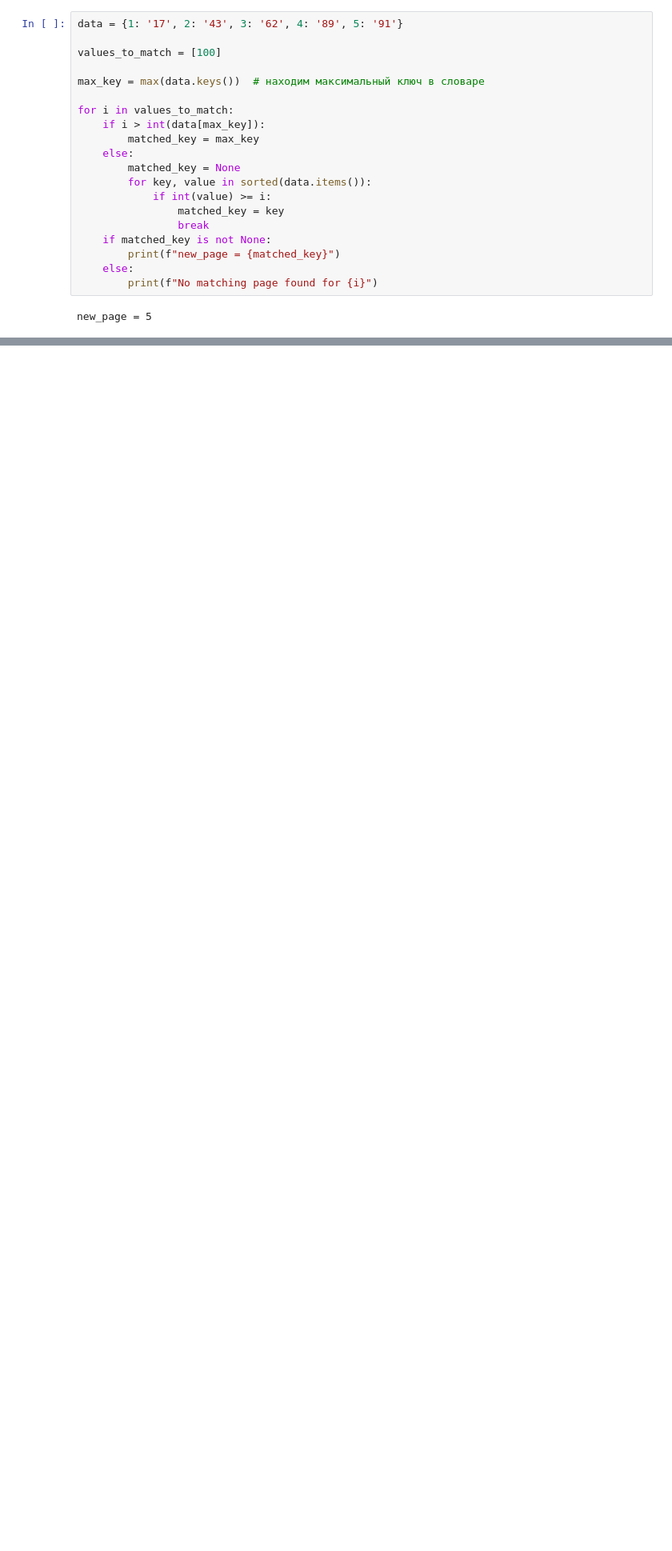
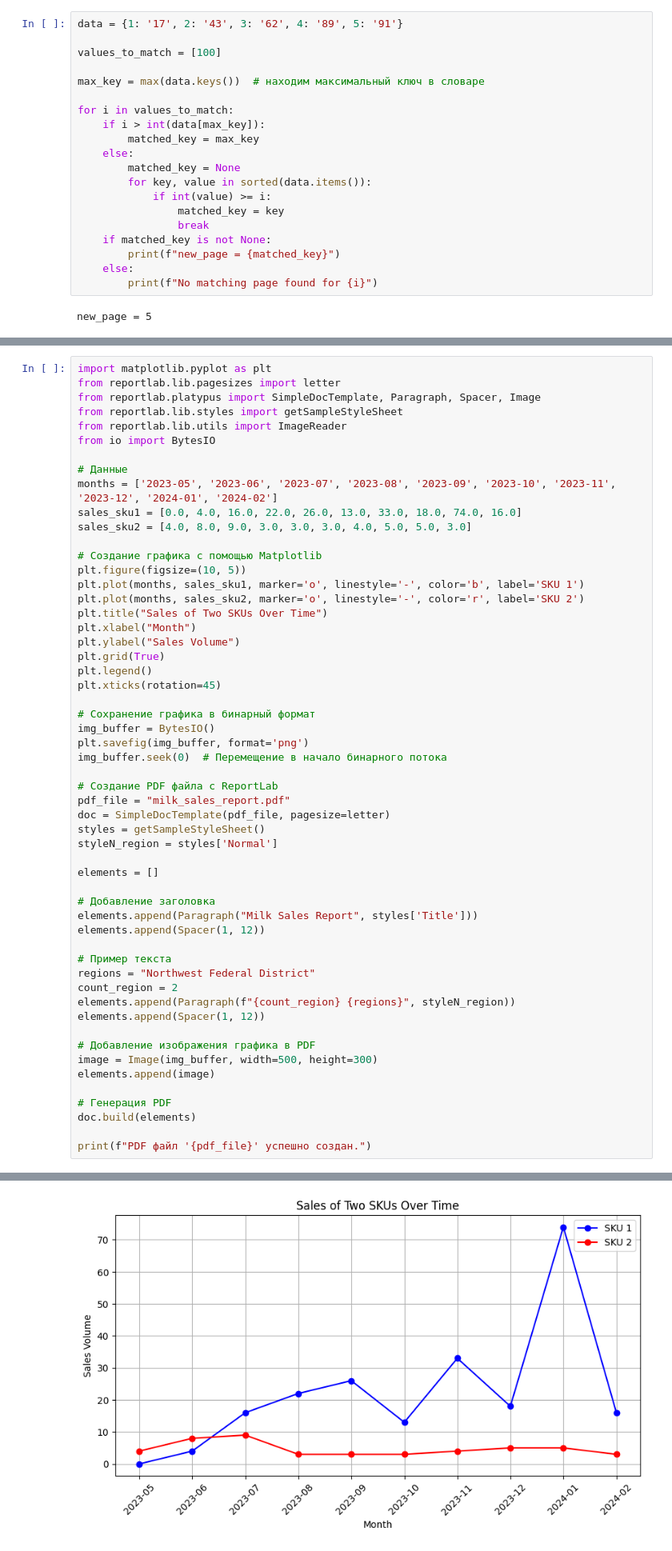
Before and after one commit to budennovsk/Pandas, a Jupyter notebook: reportlab.ipynb, the cells around one changed output, grey strips where cells are left out. Shown at 80% size. Saved outputs shown, nothing was run; the diff lists cells and outputs as text; blank space fills up the shorter version.

```diff
--- a/reportlab.ipynb
+++ b/reportlab.ipynb
@@ -2931,0 +3121,56 @@ new_page = 5
+# %%
+import matplotlib.pyplot as plt
+from reportlab.lib.pagesizes import letter
+from reportlab.platypus import SimpleDocTemplate, Paragraph, Spacer, Image
+from reportlab.lib.styles import getSampleStyleSheet
+from reportlab.lib.utils import ImageReader
+from io import BytesIO
+
+# Данные
+months = ['2023-05', '2023-06', '2023-07', '2023-08', '2023-09', '2023-10', '2023-11', '2023-12', '2024-01', '2024-02']
+sales_sku1 = [0.0, 4.0, 16.0, 22.0, 26.0, 13.0, 33.0, 18.0, 74.0, 16.0]
+sales_sku2 = [4.0, 8.0, 9.0, 3.0, 3.0, 3.0, 4.0, 5.0, 5.0, 3.0]
+
+# Создание графика с помощью Matplotlib
+plt.figure(figsize=(10, 5))
+plt.plot(months, sales_sku1, marker='o', linestyle='-', color='b', label='SKU 1')
+plt.plot(months, sales_sku2, marker='o', linestyle='-', color='r', label='SKU 2')
+plt.title("Sales of Two SKUs Over Time")
+plt.xlabel("Month")
+plt.ylabel("Sales Volume")
+plt.grid(True)
+plt.legend()
+plt.xticks(rotation=45)
+
+# Сохранение графика в бинарный формат
+img_buffer = BytesIO()
+plt.savefig(img_buffer, format='png')
+img_buffer.seek(0)  # Перемещение в начало бинарного потока
+
+# Создание PDF файла с ReportLab
+pdf_file = "milk_sales_report.pdf"
+doc = SimpleDocTemplate(pdf_file, pagesize=letter)
+styles = getSampleStyleSheet()
+styleN_region = styles['Normal']
+
+elements = []
+
+# Добавление заголовка
+elements.append(Paragraph("Milk Sales Report", styles['Title']))
+elements.append(Spacer(1, 12))
+
+# Пример текста
+regions = "Northwest Federal District"
+count_region = 2
+elements.append(Paragraph(f"{count_region} {regions}", styleN_region))
+elements.append(Spacer(1, 12))
+
+# Добавление изображения графика в PDF
+image = Image(img_buffer, width=500, height=300)
+elements.append(image)
+
+# Генерация PDF
+doc.build(elements)
+
+print(f"PDF файл '{pdf_file}' успешно создан.")
+# %% [output]
@@ -2931,0 +3178 @@ new_page = 5
+[figure, added]
```
Also changed, not shown: parts of 7 cells of this notebook.
